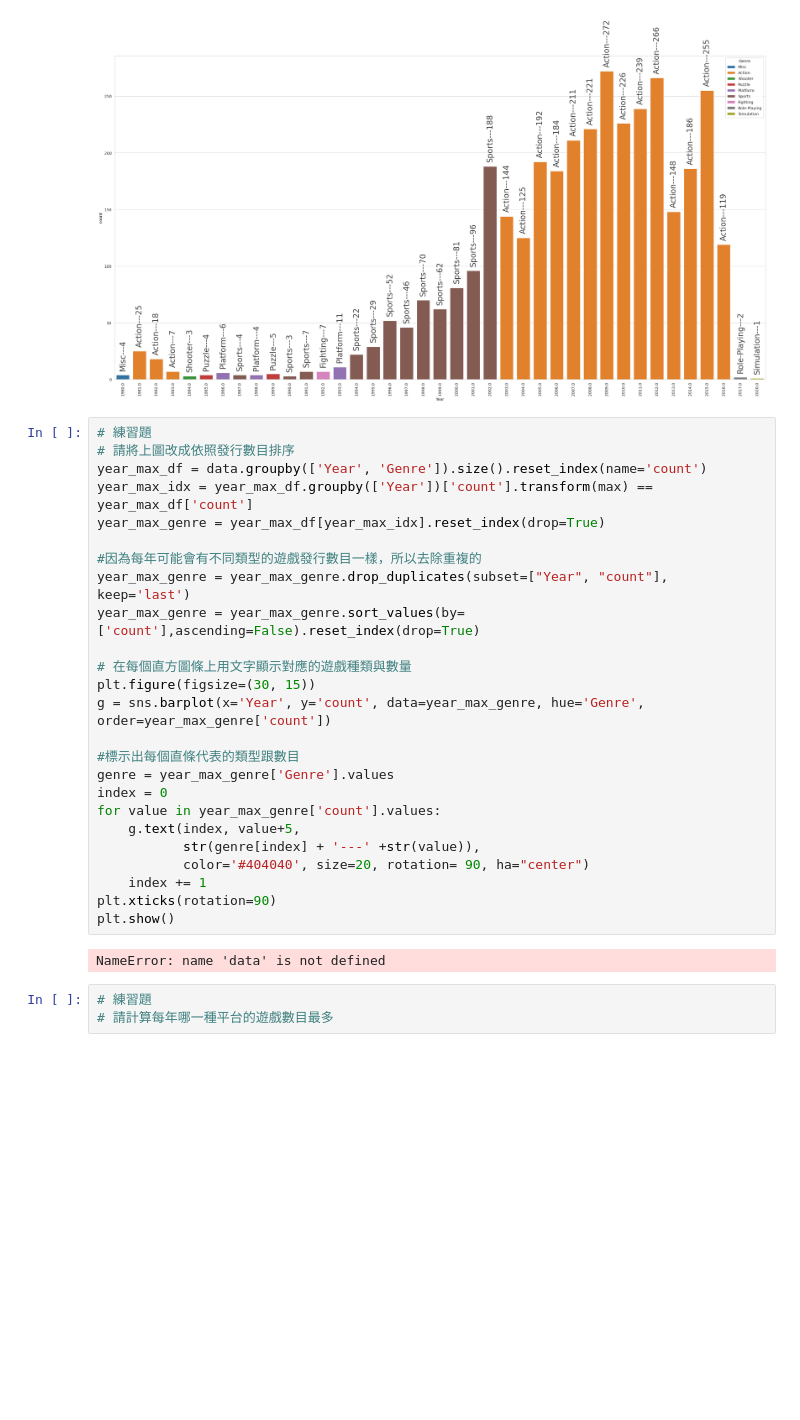
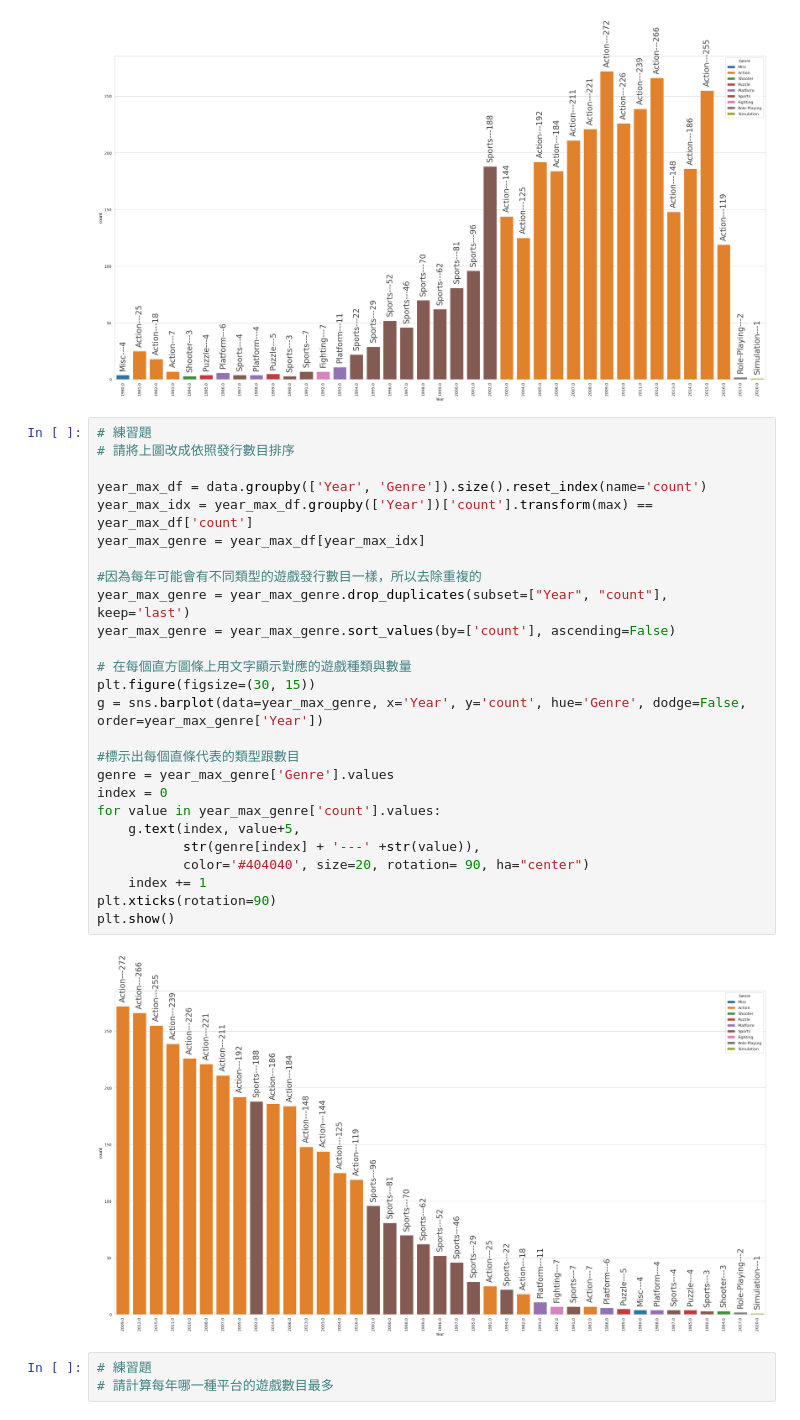
Before and after one commit to Yiting916/data_analysis, a Jupyter notebook: 05-02.LAB_VideoGameSales.ipynb, the cells around one changed output. Drawn from its saved outputs; the diff is of its cells as text; blank space fills up the shorter version.

```diff
--- a/05-02.LAB_VideoGameSales.ipynb
+++ b/05-02.LAB_VideoGameSales.ipynb
@@ -594,30 +594,31 @@ plt.show()
 # %%
 # 練習題
 # 請將上圖改成依照發行數目排序
+
 year_max_df = data.groupby(['Year', 'Genre']).size().reset_index(name='count')
 year_max_idx = year_max_df.groupby(['Year'])['count'].transform(max) == year_max_df['count']
-year_max_genre = year_max_df[year_max_idx].reset_index(drop=True)
+year_max_genre = year_max_df[year_max_idx]
 
 #因為每年可能會有不同類型的遊戲發行數目一樣，所以去除重複的
 year_max_genre = year_max_genre.drop_duplicates(subset=["Year", "count"], keep='last')
-year_max_genre = year_max_genre.sort_values(by=['count'],ascending=False).reset_index(drop=True)
+year_max_genre = year_max_genre.sort_values(by=['count'], ascending=False)
 
 # 在每個直方圖條上用文字顯示對應的遊戲種類與數量
 plt.figure(figsize=(30, 15))
-g = sns.barplot(x='Year', y='count', data=year_max_genre, hue='Genre', order=year_max_genre['count'])
+g = sns.barplot(data=year_max_genre, x='Year', y='count', hue='Genre', dodge=False, order=year_max_genre['Year'])
 
 #標示出每個直條代表的類型跟數目
 genre = year_max_genre['Genre'].values
 index = 0
 for value in year_max_genre['count'].values:
     g.text(index, value+5,
            str(genre[index] + '---' +str(value)),
            color='#404040', size=20, rotation= 90, ha="center")
     index += 1
 plt.xticks(rotation=90)
 plt.show()
 # %% [output]
-NameError: name 'data' is not defined
+[figure, added]
 # %%
 # 練習題
 # 請計算每年哪一種平台的遊戲數目最多
```
